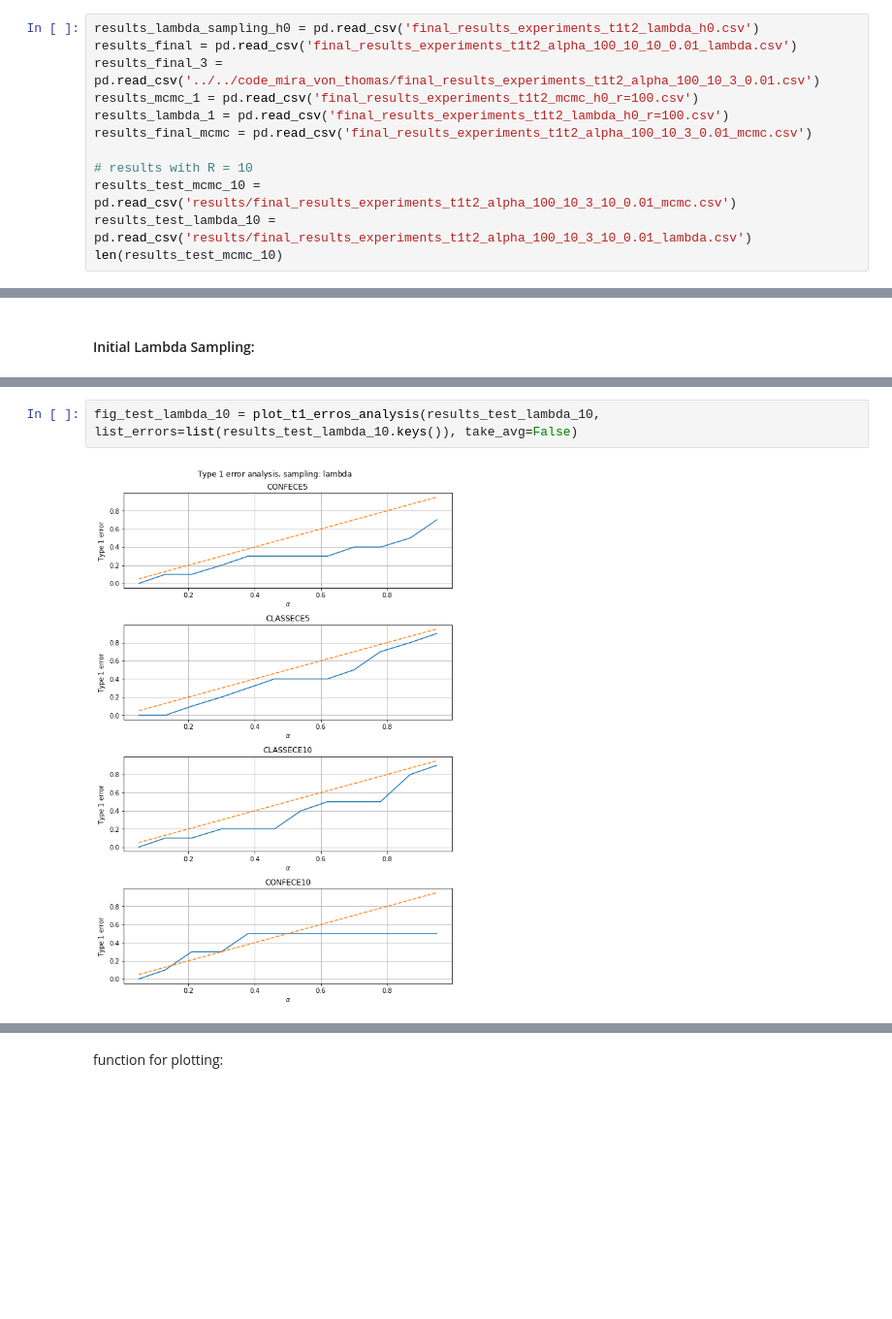
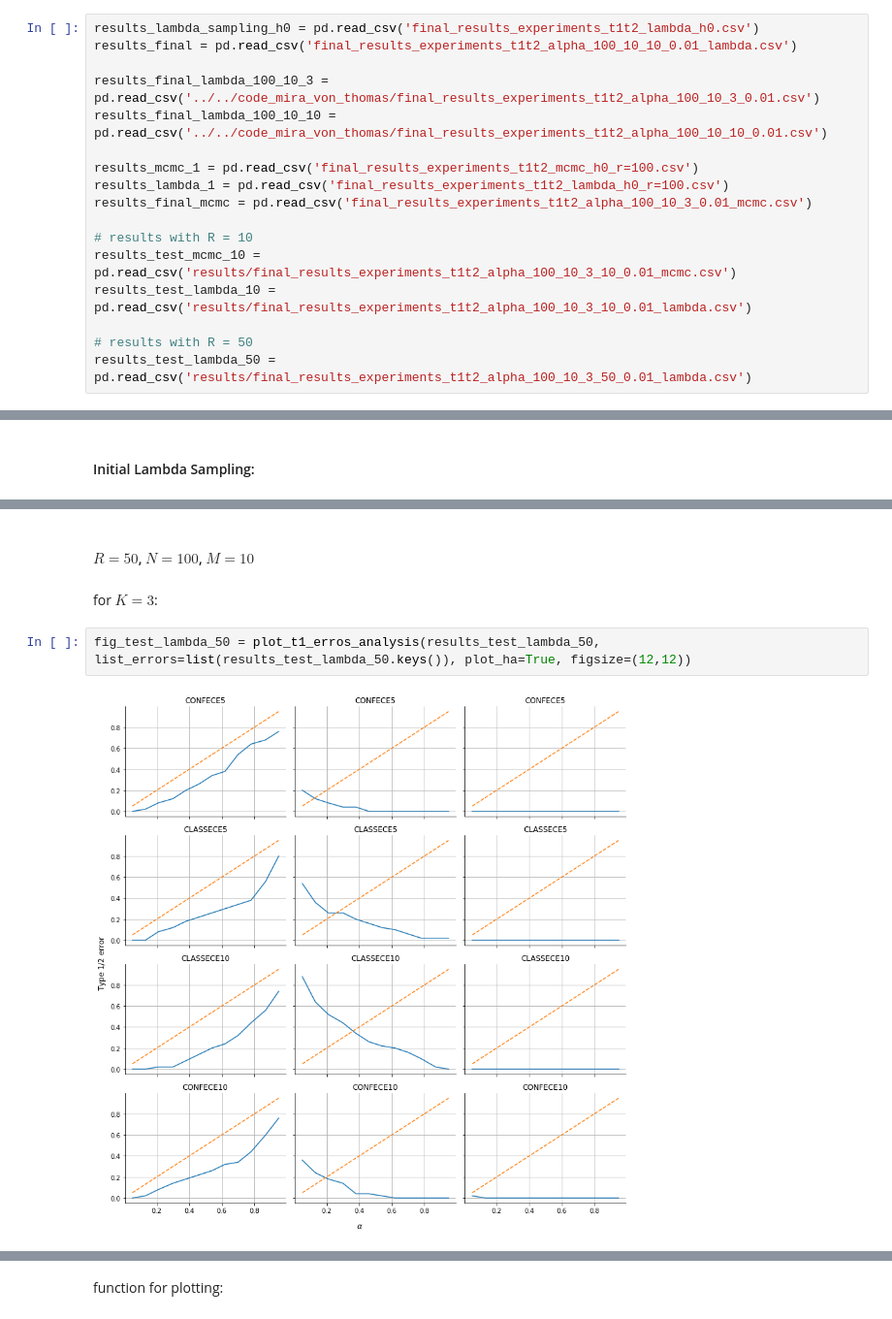
Before and after one commit to mkjuergens/EnsembleCalibration, a Jupyter notebook: ensemblecalibration/calibration/results_t1_t2.ipynb, the cells around one changed output, grey strips where cells are left out. Shown at 97% size. Saved outputs shown, nothing was run; the diff lists cells and outputs as text; blank space fills up the shorter version.

Commit message:
adjust smaller settings in plot_functions.py, update evaluation in t1 t2 analysis

```diff
--- a/ensemblecalibration/calibration/results_t1_t2.ipynb
+++ b/ensemblecalibration/calibration/results_t1_t2.ipynb
@@ -14,7 +14,10 @@ from plot_functions import plot_t1_erros_analysis
 # %%
 results_lambda_sampling_h0 = pd.read_csv('final_results_experiments_t1t2_lambda_h0.csv')
 results_final = pd.read_csv('final_results_experiments_t1t2_alpha_100_10_10_0.01_lambda.csv')
-results_final_3 = pd.read_csv('../../code_mira_von_thomas/final_results_experiments_t1t2_alpha_100_10_3_0.01.csv')
+
+results_final_lambda_100_10_3 = pd.read_csv('../../code_mira_von_thomas/final_results_experiments_t1t2_alpha_100_10_3_0.01.csv')
+results_final_lambda_100_10_10 = pd.read_csv('../../code_mira_von_thomas/final_results_experiments_t1t2_alpha_100_10_10_0.01.csv')
+
 results_mcmc_1 = pd.read_csv('final_results_experiments_t1t2_mcmc_h0_r=100.csv')
 results_lambda_1 = pd.read_csv('final_results_experiments_t1t2_lambda_h0_r=100.csv')
 results_final_mcmc = pd.read_csv('final_results_experiments_t1t2_alpha_100_10_3_0.01_mcmc.csv')
@@ -22,4 +25,6 @@ results_final_mcmc = pd.read_csv('final_results_experiments_t1t2_alpha_100_10_3_
 # results with R = 10
 results_test_mcmc_10 = pd.read_csv('results/final_results_experiments_t1t2_alpha_100_10_3_10_0.01_mcmc.csv')
 results_test_lambda_10 = pd.read_csv('results/final_results_experiments_t1t2_alpha_100_10_3_10_0.01_lambda.csv')
-len(results_test_mcmc_10)
+
+# results with R = 50
+results_test_lambda_50 = pd.read_csv('results/final_results_experiments_t1t2_alpha_100_10_3_50_0.01_lambda.csv')
@@ -42,4 +45,8 @@ fig_test_lambda = plot_t1_erros_analysis(results_test_lambda_10, list_errors=lis
-# %%
-fig_test_lambda_10 = plot_t1_erros_analysis(results_test_lambda_10, list_errors=list(results_test_lambda_10.keys()), take_avg=False)
-# %% [output]
-[figure, removed]
+# %% [markdown]
+#### $R=50$, $N=100$, $M=10$
+# %% [markdown]
+for $K=3$:
+# %%
+fig_test_lambda_50 = plot_t1_erros_analysis(results_test_lambda_50, list_errors=list(results_test_lambda_50.keys()), plot_ha=True, figsize=(12,12))
+# %% [output]
+[figure, added]
```
Also changed, not shown: parts of 9 cells of this notebook, 1 other file.
